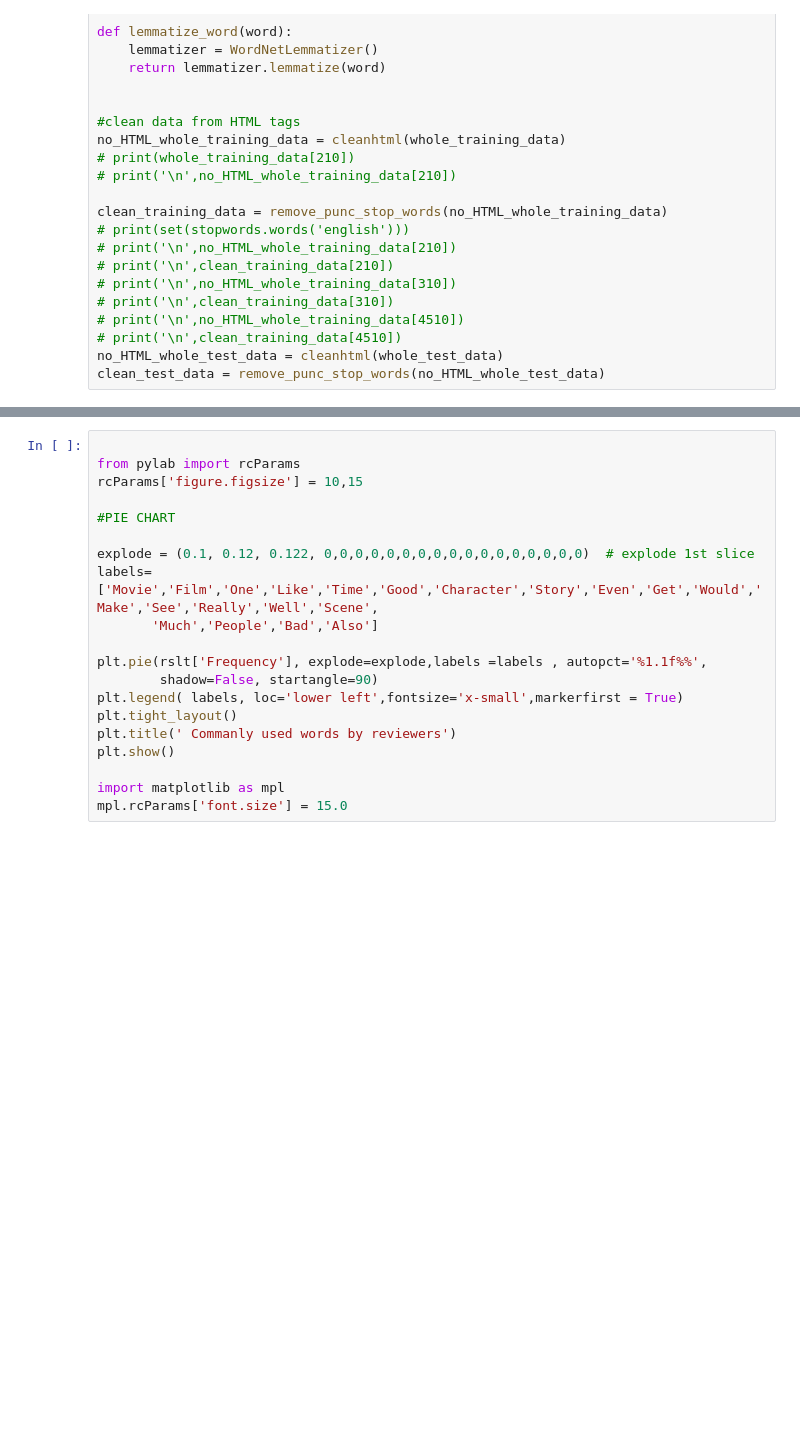
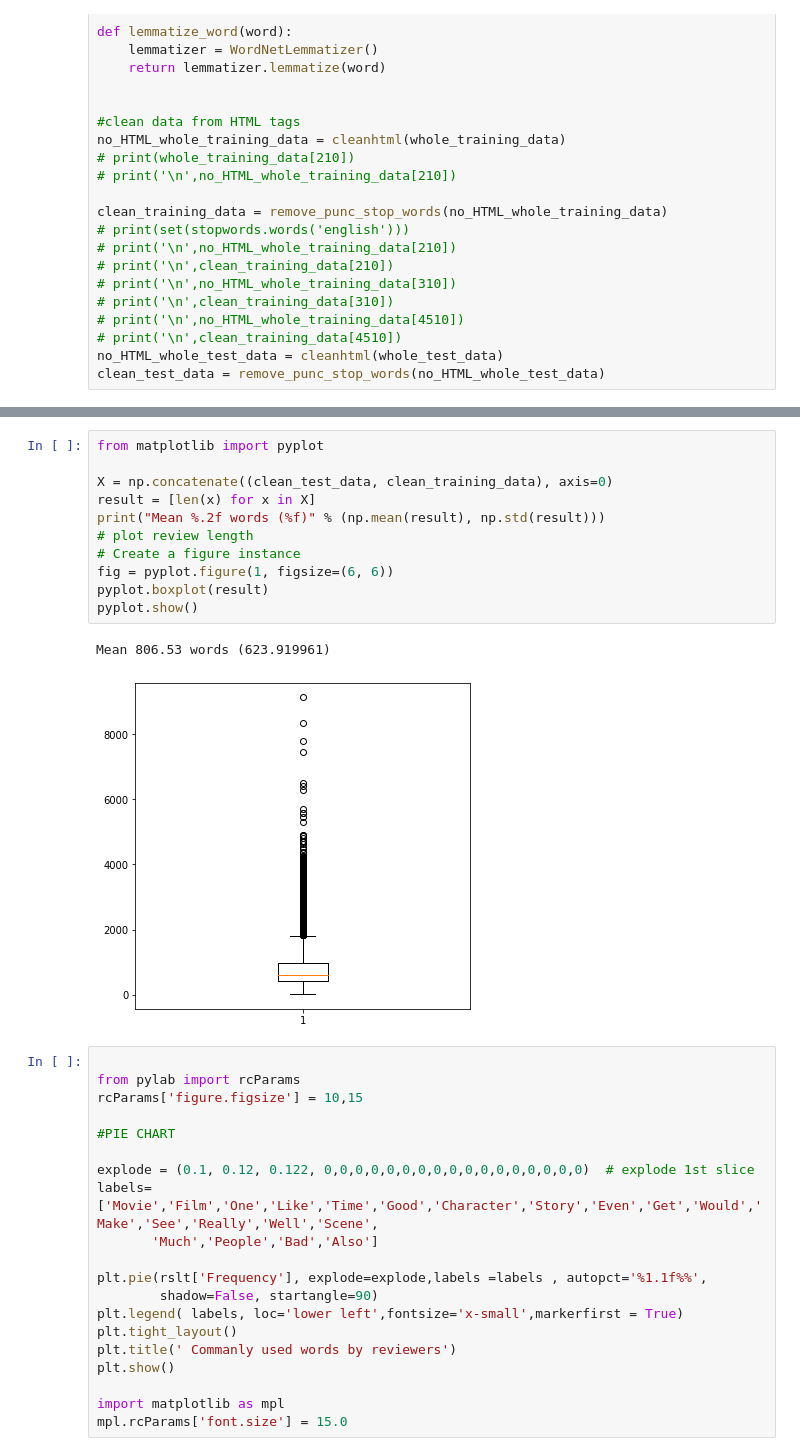
Before and after one commit to MohamedMamdouh95/Sentiment-Analysis-IMDB, a Jupyter notebook: decision_tree_preprocessing.ipynb, the cells around one changed output, grey strips where cells are left out. Saved outputs shown, nothing was run; the diff lists cells and outputs as text; blank space fills up the shorter version.

```diff
--- a/decision_tree_preprocessing.ipynb
+++ b/decision_tree_preprocessing.ipynb
@@ -137,6 +134,20 @@ bad             9301
 also            9156
 Text(0, 0.5, 'Count')
 [figure]
+# %%
+from matplotlib import pyplot
+
+X = np.concatenate((clean_test_data, clean_training_data), axis=0)
+result = [len(x) for x in X]
+print("Mean %.2f words (%f)" % (np.mean(result), np.std(result)))
+# plot review length
+# Create a figure instance
+fig = pyplot.figure(1, figsize=(6, 6))
+pyplot.boxplot(result)
+pyplot.show()
+# %% [output]
+Mean 806.53 words (623.919961)
+[figure, added]
 # %%
 
 from pylab import rcParams
```
Also changed, not shown: parts of 5 cells of this notebook, 2 other files.
